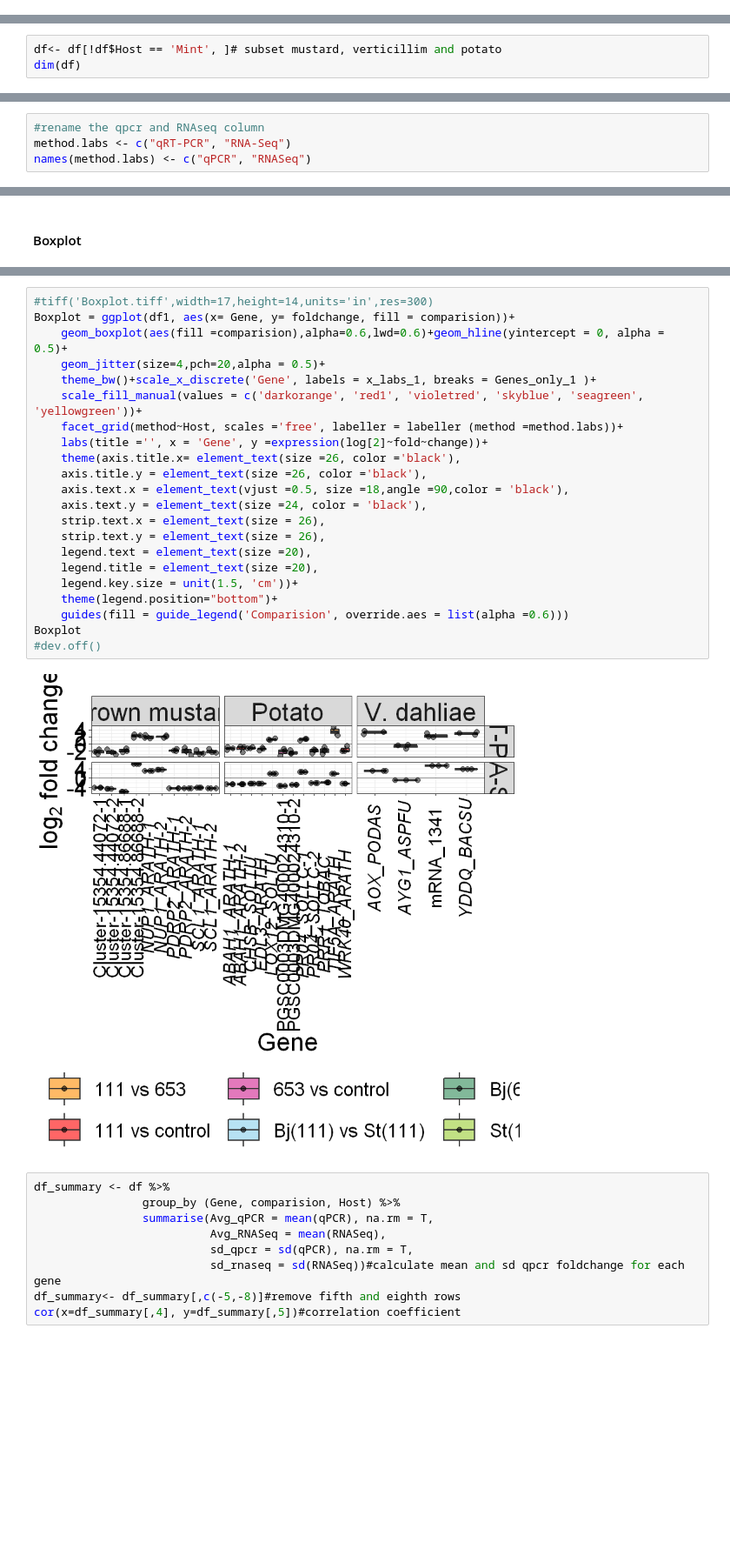
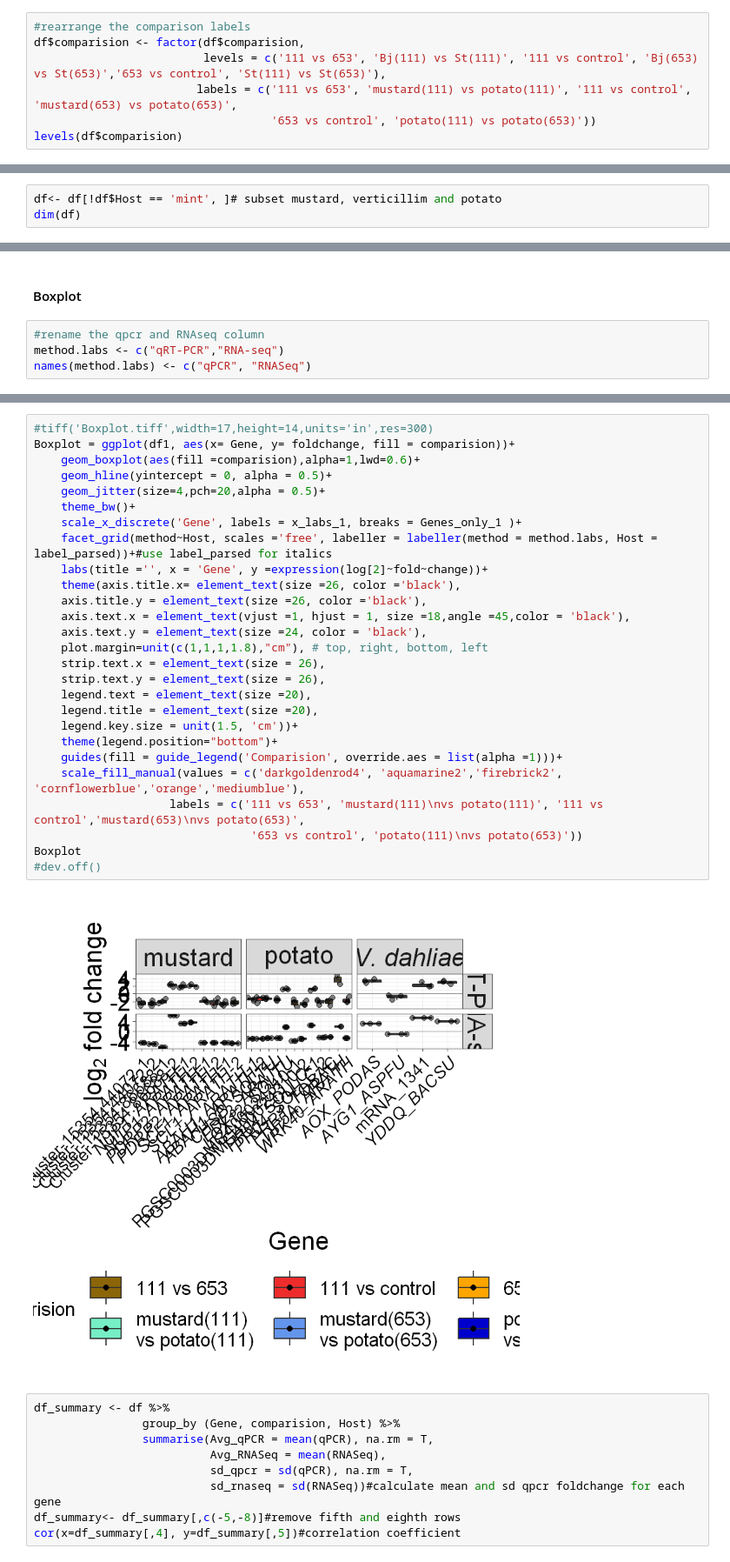
Before and after one commit to gcsudha/RNA-seq, a Jupyter notebook: Validation project/Data and Script/TranscriptomicsValidation.ipynb, the cells around one changed output, grey strips where cells are left out. Shown at 87% size. Drawn from its saved outputs; the diff is of its cells as text; blank space fills up the shorter version.

Commit message:
changed legend

```diff
--- a/Validation project/Data and Script/TranscriptomicsValidation.ipynb
+++ b/Validation project/Data and Script/TranscriptomicsValidation.ipynb
@@ -117,3 +118,10 @@ df$Host <- factor(df$Host, levels= c('Brassica juncea','Solanum tuberosum', 'Men
 # %% [output]
 Warning message in eval(expr, envir, enclos):
 "NAs introduced by coercion"
+# %%
+#rearrange the comparison labels
+df$comparision <- factor(df$comparision,
+                         levels = c('111 vs 653', 'Bj(111) vs St(111)', '111 vs control', 'Bj(653) vs St(653)','653 vs control', 'St(111) vs St(653)'),
+                        labels = c('111 vs 653', 'mustard(111) vs potato(111)', '111 vs control', 'mustard(653) vs potato(653)',
+                                   '653 vs control', 'potato(111) vs potato(653)'))
+levels(df$comparision)
@@ -146,7 +158,7 @@ df$Gene <- gsub('Bj_', '', df$Gene)
 df$Gene <- gsub('Vd_', '', df$Gene)
 df$Gene <- gsub('Mp_', '', df$Gene)
 # %%
-df<- df[!df$Host == 'Mint', ]# subset mustard, verticillim and potato
+df<- df[!df$Host == 'mint', ]# subset mustard, verticillim and potato
 dim(df)
 # %% [output]
 [1] 77  7
@@ -175,9 +187,5 @@ head(df1,4)
 # %% [markdown]
 **Create labels for strips**
-# %%
-#rename the qpcr and RNAseq column
-method.labs <- c("qRT-PCR", "RNA-Seq")
-names(method.labs) <- c("qPCR", "RNASeq")
 # %% [markdown]
 **Create a list of unique gene names**
 # %%
@@ -190,3 +198,7 @@ write.table(rbind(Gene_list), file = "GeneNames.txt", row.names =FALSE, col.name
 **Create the list of genes to change into italics**
 # %% [markdown]
 #### Boxplot
+# %%
+#rename the qpcr and RNAseq column
+method.labs <- c("qRT-PCR","RNA-seq")
+names(method.labs) <- c("qPCR", "RNASeq")
@@ -193,27 +212,32 @@ write.table(rbind(Gene_list), file = "GeneNames.txt", row.names =FALSE, col.name
 # %%
 #tiff('Boxplot.tiff',width=17,height=14,units='in',res=300)
 Boxplot = ggplot(df1, aes(x= Gene, y= foldchange, fill = comparision))+
-    geom_boxplot(aes(fill =comparision),alpha=0.6,lwd=0.6)+geom_hline(yintercept = 0, alpha = 0.5)+
+    geom_boxplot(aes(fill =comparision),alpha=1,lwd=0.6)+
+    geom_hline(yintercept = 0, alpha = 0.5)+
     geom_jitter(size=4,pch=20,alpha = 0.5)+
-    theme_bw()+scale_x_discrete('Gene', labels = x_labs_1, breaks = Genes_only_1 )+
-    scale_fill_manual(values = c('darkorange', 'red1', 'violetred', 'skyblue', 'seagreen', 'yellowgreen'))+
-    facet_grid(method~Host, scales ='free', labeller = labeller (method =method.labs))+
+    theme_bw()+
+    scale_x_discrete('Gene', labels = x_labs_1, breaks = Genes_only_1 )+
+    facet_grid(method~Host, scales ='free', labeller = labeller(method = method.labs, Host = label_parsed))+#use label_parsed for italics
     labs(title ='', x = 'Gene', y =expression(log[2]~fold~change))+
     theme(axis.title.x= element_text(size =26, color ='black'),
     axis.title.y = element_text(size =26, color ='black'),
-    axis.text.x = element_text(vjust =0.5, size =18,angle =90,color = 'black'),
+    axis.text.x = element_text(vjust =1, hjust = 1, size =18,angle =45,color = 'black'),
     axis.text.y = element_text(size =24, color = 'black'),
+    plot.margin=unit(c(1,1,1,1.8),"cm"), # top, right, bottom, left
     strip.text.x = element_text(size = 26),
     strip.text.y = element_text(size = 26),
     legend.text = element_text(size =20),
     legend.title = element_text(size =20),
     legend.key.size = unit(1.5, 'cm'))+
     theme(legend.position="bottom")+
-    guides(fill = guide_legend('Comparision', override.aes = list(alpha =0.6)))
+    guides(fill = guide_legend('Comparision', override.aes = list(alpha =1)))+
+    scale_fill_manual(values = c('darkgoldenrod4', 'aquamarine2','firebrick2', 'cornflowerblue','orange','mediumblue'),
+                    labels = c('111 vs 653', 'mustard(111)\nvs potato(111)', '111 vs control','mustard(653)\nvs potato(653)',
+                                '653 vs control', 'potato(111)\nvs potato(653)'))
 Boxplot
 #dev.off()
 # %% [output]
-[figure, old version]
+[figure, new version]
 # %%
 df_summary <- df %>%
                 group_by (Gene, comparision, Host) %>%
```
Also changed, not shown: parts of 12 cells of this notebook, 16 other files.
